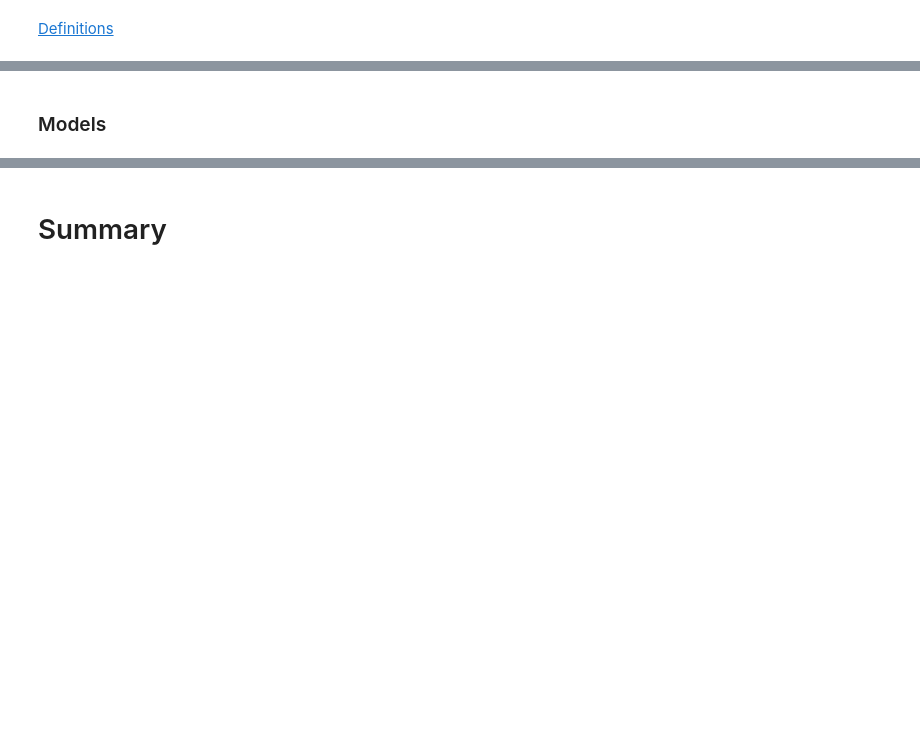
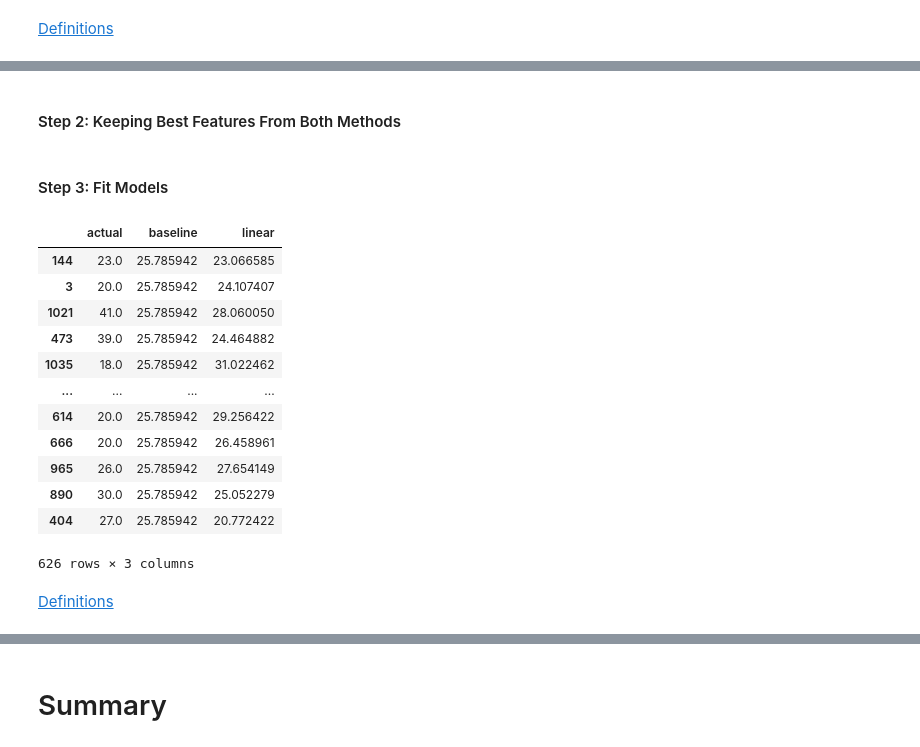
Before and after one commit to manuelparra1/individual-project, a Jupyter notebook: spotify_hot_100_2.ipynb, the cells around one changed output, grey strips where cells are left out. Cells and saved outputs as stored; diff of their text form; code cells hidden in the pictures; blank space fills up the shorter version.

```diff
--- a/spotify_hot_100_2.ipynb
+++ b/spotify_hot_100_2.ipynb
@@ -394,2 +524,46 @@ X_test_scaled = dummies(X_test_scaled,to_dummies)
+# %%
+var_ranks = rfe.ranking_
+
+# get the variable names
+var_names = X_train_scaled.columns.tolist()
+
+# combine ranks and names into a df for clean viewing
+rfe_ranks_df = pd.DataFrame({'Var': var_names, 'Rank': var_ranks})
+# %% [markdown]
+#### Step 2: Keeping Best Features From Both Methods
+# %%
+# Keeping Rank >= 7
+modeling_features = rfe_ranks_df[rfe_ranks_df['Rank']<=7].sort_values('Rank')
+modeling_features = [modeling_features.iloc[i][0] for i in range(10)]
+modeling_features.append(to_dummies)
+modeling_features = flatten(modeling_features)
+# %%
+# removing uneeded features after RFE
+X_train_scaled = X_train_scaled[modeling_features]
+X_validate_scaled = X_validate_scaled[modeling_features]
+X_test_scaled = X_test_scaled[modeling_features]
 # %% [markdown]
-### Models
+#### Step 3: Fit Models
+# %%
+# Linear Model
+lm = LinearRegression()
+lm.fit(X_train_scaled, y_train)
+preds['linear'] = lm.predict(X_train_scaled)
+# %%
+preds
+# %% [output]
+|  | actual | baseline | linear |
+| 144 | 23.0 | 25.785942 | 23.066585 |
+| 3 | 20.0 | 25.785942 | 24.107407 |
+| 1021 | 41.0 | 25.785942 | 28.060050 |
+| 473 | 39.0 | 25.785942 | 24.464882 |
+| 1035 | 18.0 | 25.785942 | 31.022462 |
+| ... | ... | ... | ... |
+| 614 | 20.0 | 25.785942 | 29.256422 |
+| 666 | 20.0 | 25.785942 | 26.458961 |
+| 965 | 26.0 | 25.785942 | 27.654149 |
+| 890 | 30.0 | 25.785942 | 25.052279 |
+| 404 | 27.0 | 25.785942 | 20.772422 |
+626 rows × 3 columns
+# %% [markdown]
+<a id="lasso"></a> [Definitions](#scale_def)
```
Also changed, not shown: parts of 64 cells of this notebook, 2 other files.
